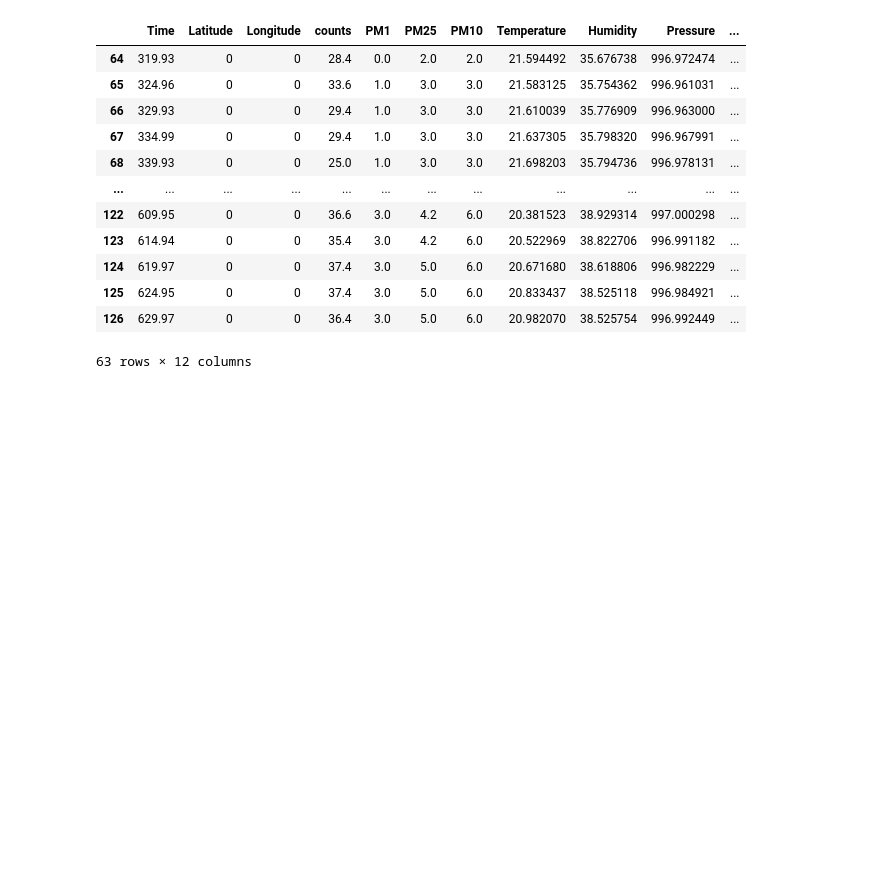
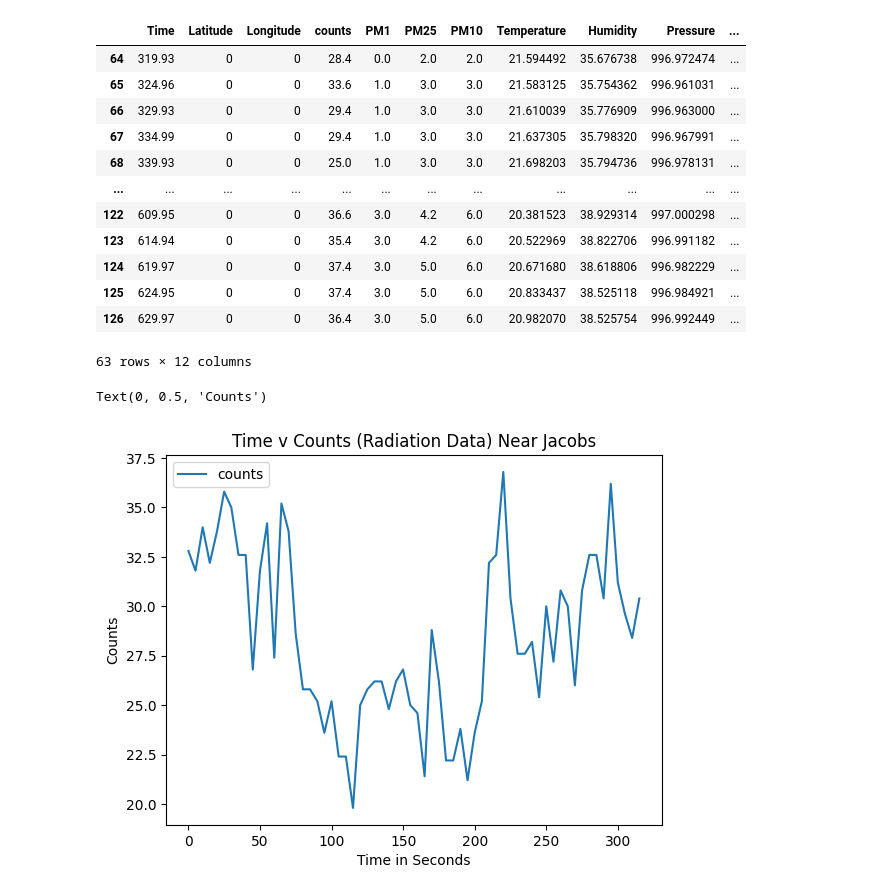
Before and after one commit to Gish-Sky/E11_LabWork, a Jupyter notebook: hw10.ipynb, the cells around one changed output. Saved outputs shown, nothing was run; the diff lists cells and outputs as text; code cells hidden in the pictures; blank space fills up the shorter version.

Commit message:
added graphs

```diff
--- a/hw10.ipynb
+++ b/hw10.ipynb
@@ -81,0 +84,8 @@ pt2
+# %%
+pt1.plot('Time', 'counts')
+plt.title("Time v Counts (Radiation Data) Near Jacobs")
+plt.xlabel("Time in Seconds")
+plt.ylabel("Counts")
+# %% [output]
+Text(0, 0.5, 'Counts')
+[figure, added]
```
Also changed, not shown: parts of 6 cells of this notebook.
